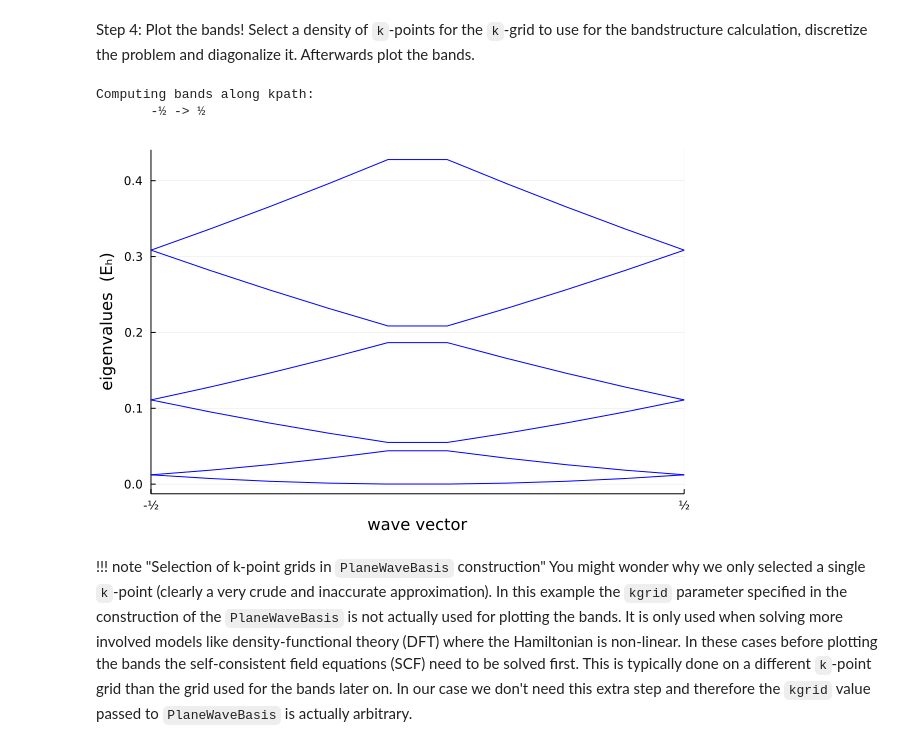
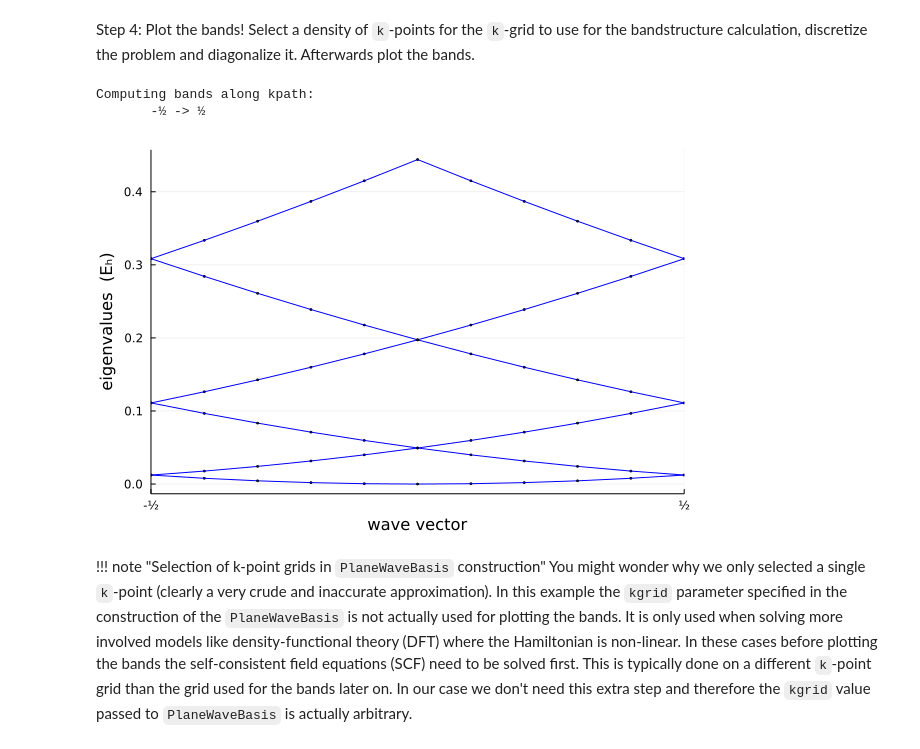
Before and after one commit to qiaojunfeng/DFTK.jl, a Jupyter notebook: dev/guide/periodic_problems.ipynb, the cells around one changed output. Cells and saved outputs as stored; diff of their text form; code cells hidden in the pictures.

```diff
--- a/dev/guide/periodic_problems.ipynb
+++ b/dev/guide/periodic_problems.ipynb
@@ -262,18 +262,16 @@ PlaneWaveBasis discretization:
 Step 4: Plot the bands! Select a density of ``k``-points for the ``k``-grid to use
 for the bandstructure calculation, discretize the problem and diagonalize it.
 Afterwards plot the bands.
-# %%
-using Unitful
-using UnitfulAtomic
-using Plots
-
-n_bands = 6
-ρ0 = guess_density(basis)  # Just dummy, has no meaning in this model
-p  = plot_bandstructure(basis, ρ0, n_bands, kline_density=15, unit=u"hartree")
-# %% [output]
-Computing bands along kpath:
-       -½ -> ½
-[figure, removed]
+# %%
+using Unitful
+using UnitfulAtomic
+using Plots
+
+plot_bandstructure(basis; n_bands=6, kline_density=30)
+# %% [output]
+Computing bands along kpath:
+       -½ -> ½
+[figure, added]
 # %% [markdown]
 !!! note "Selection of k-point grids in `PlaneWaveBasis` construction"
     You might wonder why we only selected a single ``k``-point (clearly a very crude
```
Also changed, not shown: parts of 2 cells of this notebook, 49 other files.
